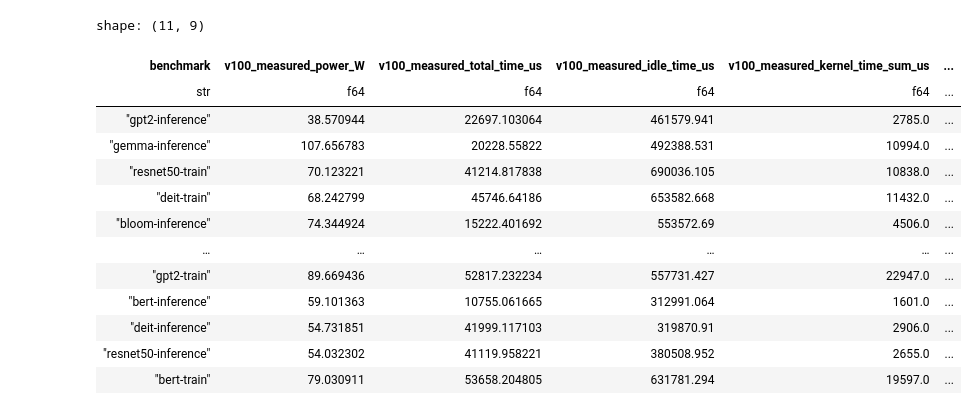
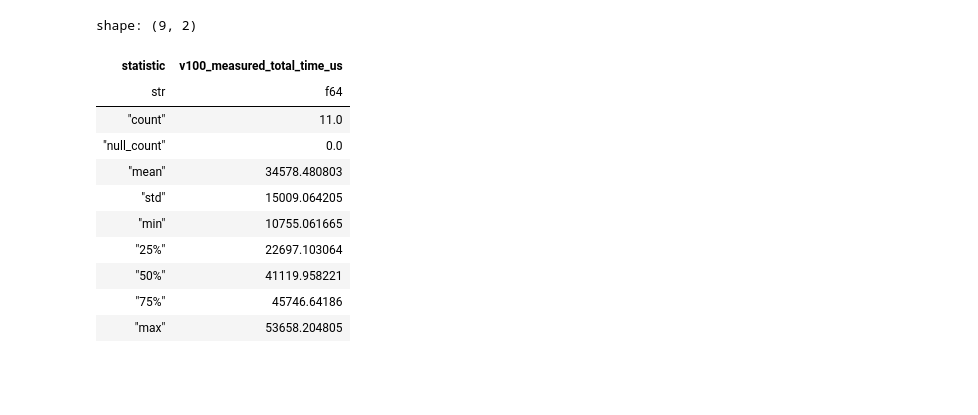
Before and after one commit to ice-rlab/accel-sim-framework-fork, a Jupyter notebook: a30.ipynb, the cells around one changed output. Cells and saved outputs as stored; diff of their text form; code cells hidden in the pictures; blank space fills up the shorter version.

```diff
--- a/a30.ipynb
+++ b/a30.ipynb
@@ -197,28 +197,26 @@ There is only one iteration in the trace. The analysis result may not be accurat
 # %%
 final_df = (
     v100_power_df
     .join(v100_idle_df, on="benchmark")
     .join(v100_time_df, on="benchmark")
     .join(a30_power_df, on="benchmark")
     .join(a30_idle_df, on="benchmark")
     .join(a30_time_df, on="benchmark")
 )
-final_df
+final_df.select("v100_measured_total_time_us").describe()
 # %% [output]
-shape: (11, 9)
+shape: (9, 2)
-| benchmark | v100_measured_power_W | v100_measured_total_time_us | v100_measured_idle_time_us | v100_measured_kernel_time_sum_us | ... |
-| str | f64 | f64 | f64 | f64 | ... |
-| "gpt2-inference" | 38.570944 | 22697.103064 | 461579.941 | 2785.0 | ... |
-| "gemma-inference" | 107.656783 | 20228.55822 | 492388.531 | 10994.0 | ... |
-| "resnet50-train" | 70.123221 | 41214.817838 | 690036.105 | 10838.0 | ... |
-| "deit-train" | 68.242799 | 45746.64186 | 653582.668 | 11432.0 | ... |
-| "bloom-inference" | 74.344924 | 15222.401692 | 553572.69 | 4506.0 | ... |
-| … | … | … | … | … | ... |
-| "gpt2-train" | 89.669436 | 52817.232234 | 557731.427 | 22947.0 | ... |
-| "bert-inference" | 59.101363 | 10755.061665 | 312991.064 | 1601.0 | ... |
-| "deit-inference" | 54.731851 | 41999.117103 | 319870.91 | 2906.0 | ... |
-| "resnet50-inference" | 54.032302 | 41119.958221 | 380508.952 | 2655.0 | ... |
-| "bert-train" | 79.030911 | 53658.204805 | 631781.294 | 19597.0 | ... |
+| statistic | v100_measured_total_time_us |
+| str | f64 |
+| "count" | 11.0 |
+| "null_count" | 0.0 |
+| "mean" | 34578.480803 |
+| "std" | 15009.064205 |
+| "min" | 10755.061665 |
+| "25%" | 22697.103064 |
+| "50%" | 41119.958221 |
+| "75%" | 45746.64186 |
+| "max" | 53658.204805 |
 # %%
 v100_data = final_df.select(
     pl.col("benchmark"),
```
Also changed, not shown: parts of 6 cells of this notebook, 1 other file.
